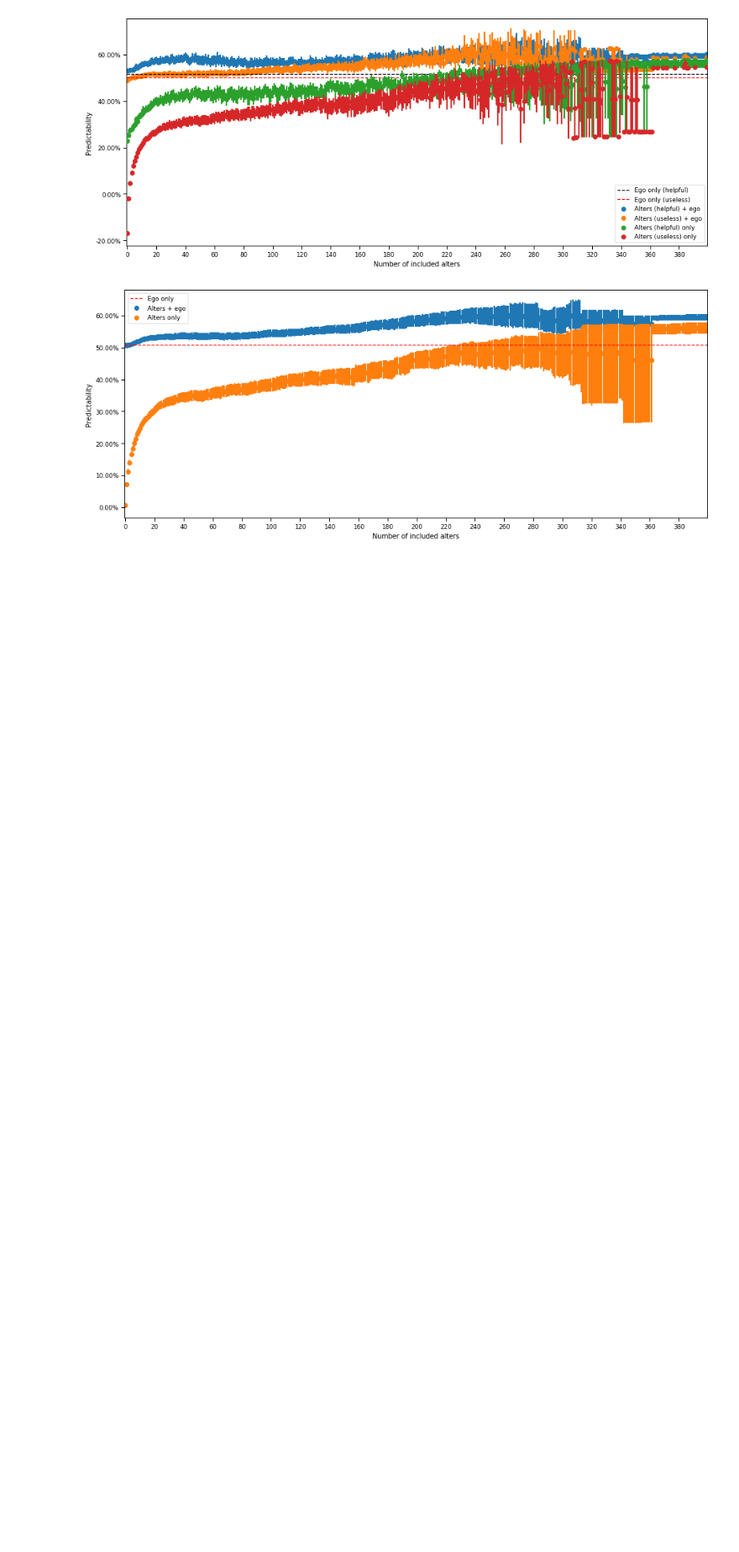
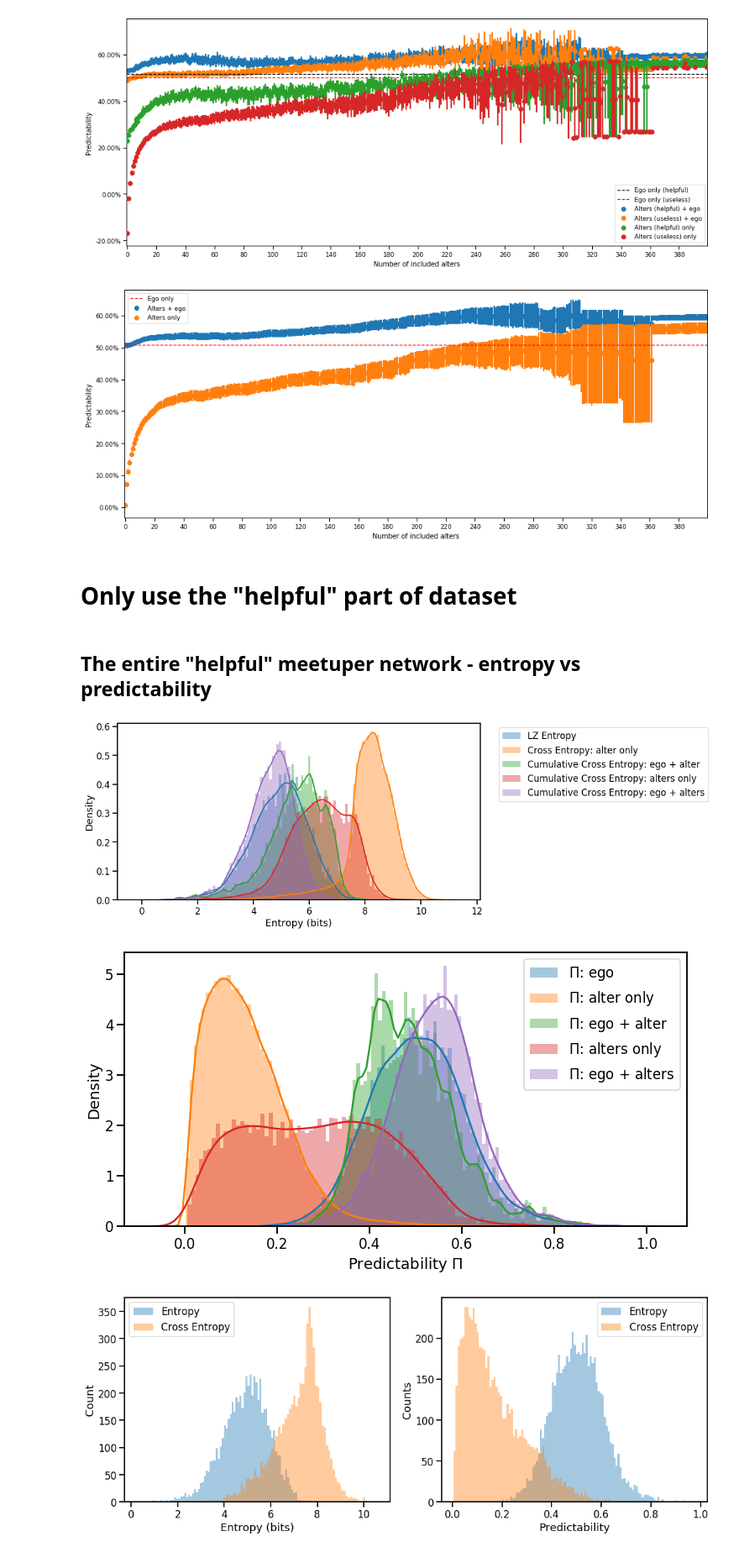
Before and after one commit to Magica-Chen/social-predictability, a Jupyter notebook: Results Visualization.ipynb, the cells around one changed output. Shown at 84% size. Saved outputs shown, nothing was run; the diff lists cells and outputs as text; code cells hidden in the pictures; blank space fills up the shorter version.

Commit message:
add plots for helpful group

```diff
--- a/Results Visualization.ipynb
+++ b/Results Visualization.ipynb
@@ -284,3 +284,20 @@ vs.num_point_plot(user_stats_two, name='predictability', mode='paper', threshold
 vs.num_point_plot(user_stats_two, name='predictability', mode='paper', threshold=400, partition=False)
 # %% [output]
 [figure]
+# %% [markdown]
+# Only use the "helpful" part of dataset
+# %%
+user_stats = pd.read_csv('results/user-meetup-all-None-Good.csv')
+# %% [markdown]
+## The entire "helpful" meetuper network - entropy vs predictability
+# %%
+vs.hist_entropy(user_stats)
+plt.show()
+vs.hist_pred(user_stats)
+plt.show()
+vs.paper_hist(user_stats)
+plt.show()
+# %% [output]
+[figure, added]
+[figure, added]
+[figure, added]
```
Also changed, not shown: parts of 8 cells of this notebook.
